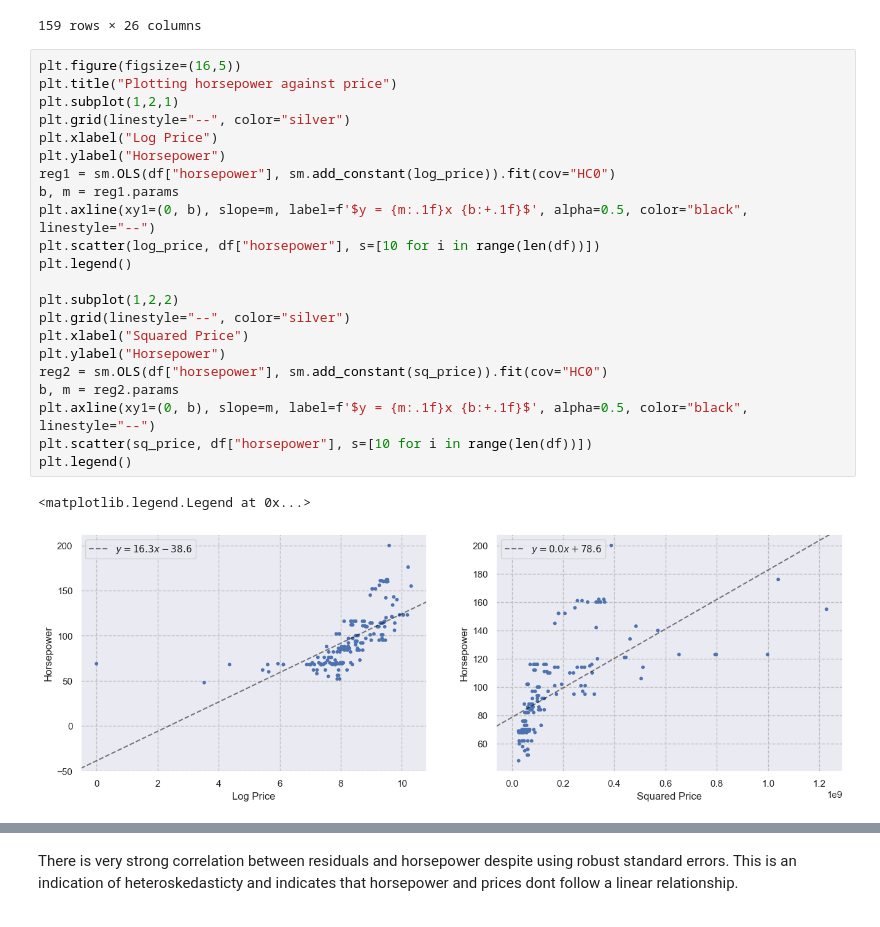
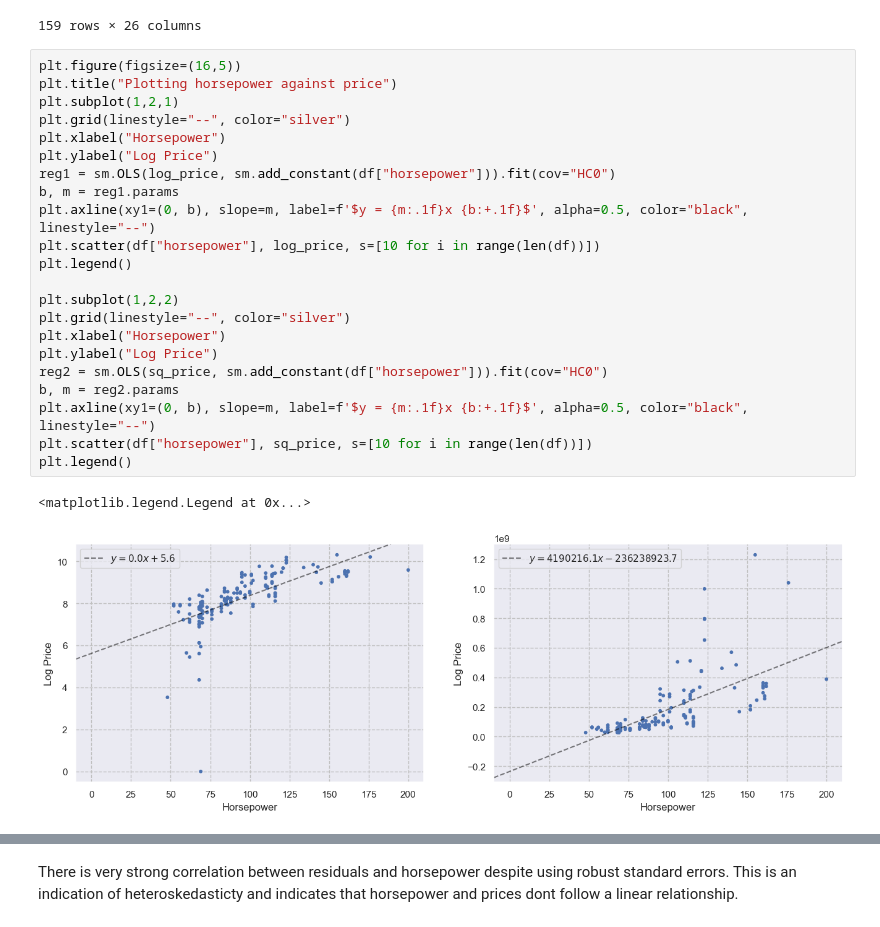
Before and after one commit to AkashRinge/Data-Analytics-and-Machine-Learning, a Jupyter notebook: 1/VisualizationTechniques.ipynb, the cells around one changed output, grey strips where cells are left out. Cells and saved outputs as stored; diff of their text form.

Commit message:
horsepower -> independent var log returns -> np.exp

```diff
--- a/1/VisualizationTechniques.ipynb
+++ b/1/VisualizationTechniques.ipynb
@@ -29,28 +29,28 @@ df
 # %%
 plt.figure(figsize=(16,5))
 plt.title("Plotting horsepower against price")
 plt.subplot(1,2,1)
 plt.grid(linestyle="--", color="silver")
-plt.xlabel("Log Price")
-plt.ylabel("Horsepower")
-reg1 = sm.OLS(df["horsepower"], sm.add_constant(log_price)).fit(cov="HC0")
+plt.xlabel("Horsepower")
+plt.ylabel("Log Price")
+reg1 = sm.OLS(log_price, sm.add_constant(df["horsepower"])).fit(cov="HC0")
 b, m = reg1.params
 plt.axline(xy1=(0, b), slope=m, label=f'$y = {m:.1f}x {b:+.1f}$', alpha=0.5, color="black", linestyle="--")
-plt.scatter(log_price, df["horsepower"], s=[10 for i in range(len(df))])
+plt.scatter(df["horsepower"], log_price, s=[10 for i in range(len(df))])
 plt.legend()
 
 plt.subplot(1,2,2)
 plt.grid(linestyle="--", color="silver")
-plt.xlabel("Squared Price")
-plt.ylabel("Horsepower")
-reg2 = sm.OLS(df["horsepower"], sm.add_constant(sq_price)).fit(cov="HC0")
+plt.xlabel("Horsepower")
+plt.ylabel("Log Price")
+reg2 = sm.OLS(sq_price, sm.add_constant(df["horsepower"])).fit(cov="HC0")
 b, m = reg2.params
 plt.axline(xy1=(0, b), slope=m, label=f'$y = {m:.1f}x {b:+.1f}$', alpha=0.5, color="black", linestyle="--")
-plt.scatter(sq_price, df["horsepower"], s=[10 for i in range(len(df))])
+plt.scatter(df["horsepower"], sq_price, s=[10 for i in range(len(df))])
 plt.legend()
 # %% [output]
 <matplotlib.legend.Legend at 0x...>
-[figure, old version]
+[figure, new version]
 # %%
 plt.figure(figsize=(16,5))
 plt.title("Regression diagnostics")
```
Also changed, not shown: parts of 5 cells of this notebook, 1 other file.
